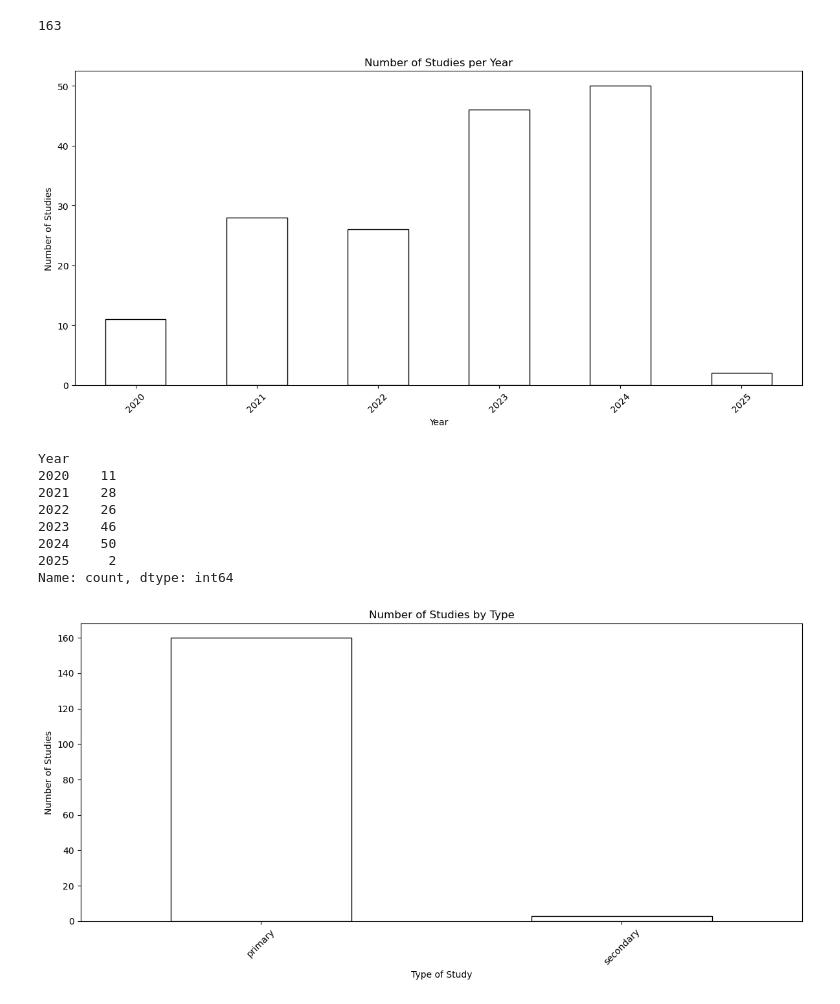
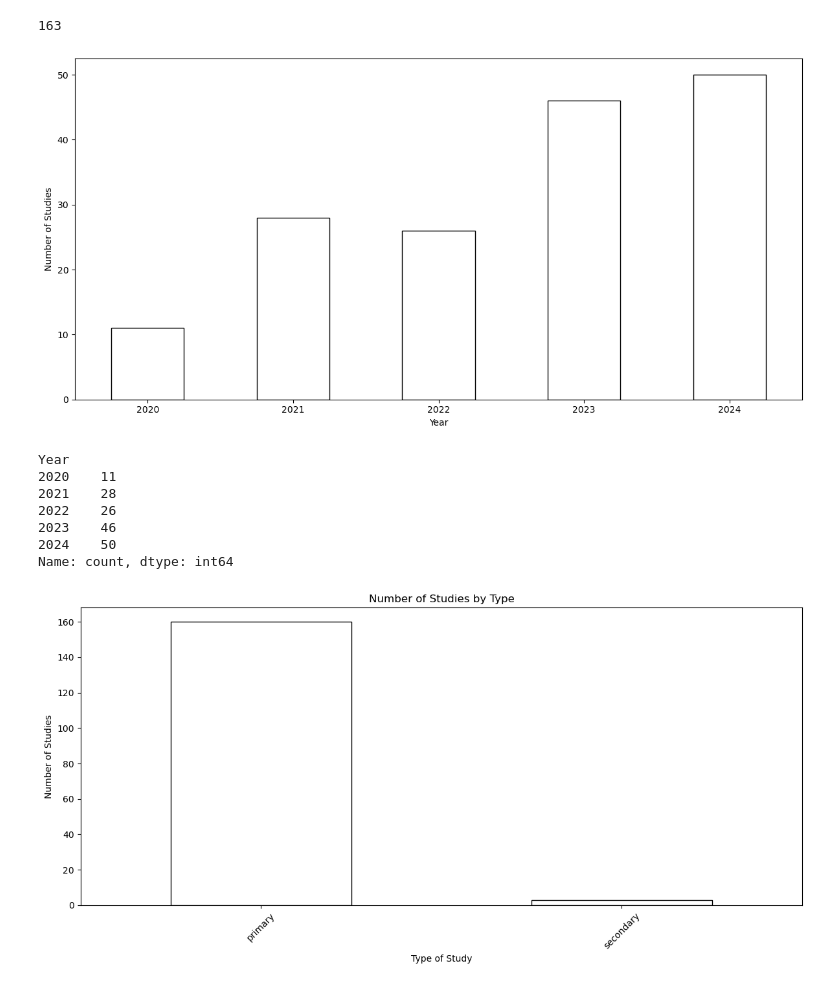
Before and after one commit to MSCA-DN-Digital-Finance/WP3_eXplainable_and_Fair_AI, a Jupyter notebook: IRP1/Code/systematic_literature_review/250602_analysis.ipynb, the cells around one changed output. Saved outputs shown, nothing was run; the diff lists cells and outputs as text; code cells hidden in the pictures.

```diff
--- a/IRP1/Code/systematic_literature_review/250602_analysis.ipynb
+++ b/IRP1/Code/systematic_literature_review/250602_analysis.ipynb
@@ -33,26 +33,29 @@ df.shape[0]
 # %% [output]
 163
 # %%
-# plot number of studies per year
+# filter out 2025
+mask = df['Year'] != 2025
+year_counts = df.loc[mask, 'Year'].value_counts().sort_index()
+
+# plot number of studies per year (excluding 2025)
 plt.figure(figsize=(12, 6))
-df['Year'].value_counts().sort_index().plot(kind='bar', color='white', edgecolor='black')
-plt.title('Number of Studies per Year')
+year_counts.plot(kind='bar', color='white', edgecolor='black')
 plt.xlabel('Year')
 plt.ylabel('Number of Studies')
-plt.xticks(rotation=45)
+plt.xticks(rotation=0)
 plt.tight_layout()
 plt.show()
 
-df['Year'].value_counts().sort_index()
+# show the counts as a Series
+year_counts
 # %% [output]
-[figure, old version]
+[figure, new version]
 Year
 2020    11
 2021    28
 2022    26
 2023    46
 2024    50
-2025     2
 Name: count, dtype: int64
 # %%
 # make all values in the 'What is the type of study?' column lowercase
```
Also changed, not shown: parts of 16 cells of this notebook, 6 other files.
